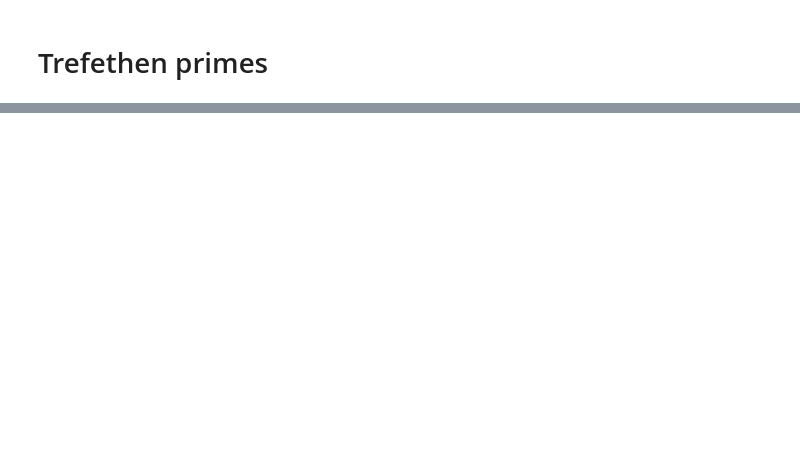
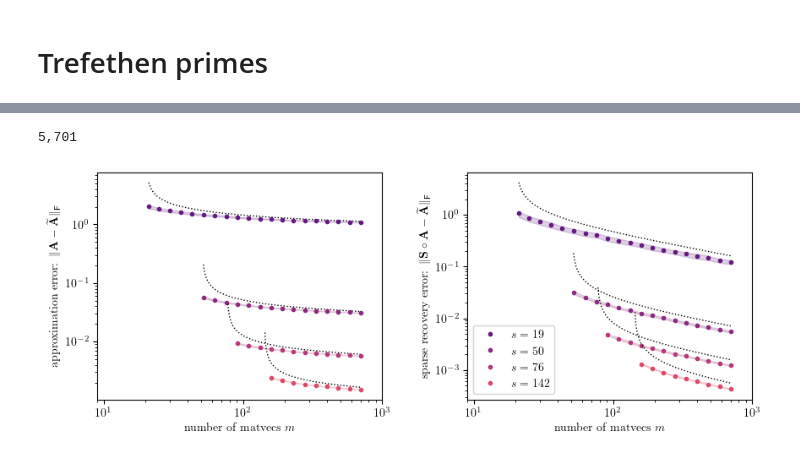
Before and after one commit to tchen-research/fixed_sparsity_matrix_approximation, a Jupyter notebook: sparse_recovery.ipynb, the cells around one changed output, grey strips where cells are left out. Drawn from its saved outputs; the diff is of its cells as text; code cells hidden in the pictures; blank space fills up the shorter version.

```diff
--- a/sparse_recovery.ipynb
+++ b/sparse_recovery.ipynb
@@ -176,22 +274,27 @@ plt.savefig('imgs/tref_sparsity.pdf')
+# %%
+bs = [0,1,2,5]
+ms = np.geomspace(21,7e2+1,20,dtype=int)
+n_trials = 100
 # %%
-bs = [0,1,2,5,10]
-ms = np.geomspace(1e1,5e2+1,20,dtype=int)
-n_trials = 100
-
-
 s_all = {}
 err_all = {}
+err_color_all = {}
 cond_all = {}
 err_opt_all = {}
+colorings = {}
 for b in bs:
 
     err = np.full((len(ms),n_trials),np.nan)
+    err_color = np.full((len(ms),n_trials),np.nan)
     cond = np.full((len(ms),n_trials),np.nan)
 
     S = np.zeros((n,n),dtype=bool)
     for j in range(0,int(np.log2(n))+1):
         for i in range(max(0,2**j-b),min(2**j+b,n)+1):
             S += np.diag(np.ones(n-i,dtype=bool),i) + np.diag(np.ones(n-i,dtype=bool),-i)
+
+    coloring = get_coloring(S)
+    colorings[b] = coloring
 
     s = np.max(np.sum(S,axis=0))
     s_all[b] = s
@@ -207,6 +310,13 @@ for b in bs:
             A_ = sparse_recovery(A,S,m)
             err[i,j] = np.linalg.norm(A_ - A*S)
 
+            A_ = coloring_recovery(A,S,coloring,m)
+            err_color[i,j] = np.linalg.norm(A_ - A*S)
+
+
     err_all[b] = err
+    err_color_all[b] = err_color
     err_opt_all[b] = np.linalg.norm(A-A*S)
+# %% [output]
+5,701
 # %%
@@ -222,36 +332,40 @@ for i,b in enumerate(bs):
     s = s_all[b]
     err = err_all[b]
     err_opt = err_opt_all[b]
 
     mean = np.mean(err**2,axis=1)**.5
 
-    σ = 0.1
+    σ = 0.25
     minq = np.quantile(err,σ,axis=1)
     maxq = np.quantile(err,1-σ,axis=1)
 
-    axs[0].plot(np.arange(np.max(ms)),err_opt+np.sqrt(s/(np.arange(np.max(ms))-s-1))*err_opt,color='k',ls=':');
-    axs[0].plot(ms,err_opt+mean,marker='o',ms=4,color=c,ls='None',label=f'$s={s}$')
+    axs[0].plot(np.arange(np.max(ms)),err_opt+np.sqrt(s/(np.arange(np.max(ms))-s-1))*err_opt,color='k',ls=':',lw=1)
+
+    axs[0].plot(ms,err_opt+mean,marker='o',ms=3,color=c,ls='None',label=f'$s={s}$')
     axs[0].fill_between(ms,err_opt+minq,err_opt+maxq,alpha=.2,color=c);
 
     axs[0].set_yscale('log')
     axs[0].set_xscale('log')
+    axs[0].set_xlim([9,1000])
 
+    axs[1].plot(np.arange(np.max(ms)),np.sqrt(s/(np.arange(np.max(ms))-s-1))*err_opt,color='k',ls=':',lw=1)
 
-    axs[1].plot(np.arange(np.max(ms)),np.sqrt(s/(np.arange(np.max(ms))-s-1))*err_opt,color='k',ls=':');
-    axs[1].plot(ms,mean,marker='o',ms=4,color=c,ls='None',label=f'$s={s}$')
+    axs[1].plot(ms,mean,marker='o',ms=3,color=c,ls='None',label=f'$s={s}$')
     axs[1].fill_between(ms,minq,maxq,alpha=.2,color=c);
 
     axs[1].set_yscale('log')
     axs[1].set_xscale('log')
-
+    axs[1].set_xlim([9,1000])
 
 axs[0].set_ylabel('approximation error: $\|\mathbf{A} - \widetilde{\mathbf{A}}\|_{\mathsf{F}}$')
 axs[1].set_ylabel('sparse recovery error: $\|\mathbf{S}\circ \mathbf{A} - \widetilde{\mathbf{A}}\|_{\mathsf{F}}$')
 
 axs[0].set_xlabel('number of matvecs $m$')
 axs[1].set_xlabel('number of matvecs $m$')
 
 
 plt.legend()
 
 plt.savefig('imgs/tref_inv.pdf')
+# %% [output]
+[figure, added]
```
Also changed, not shown: parts of 10 cells of this notebook, 2 other files.
